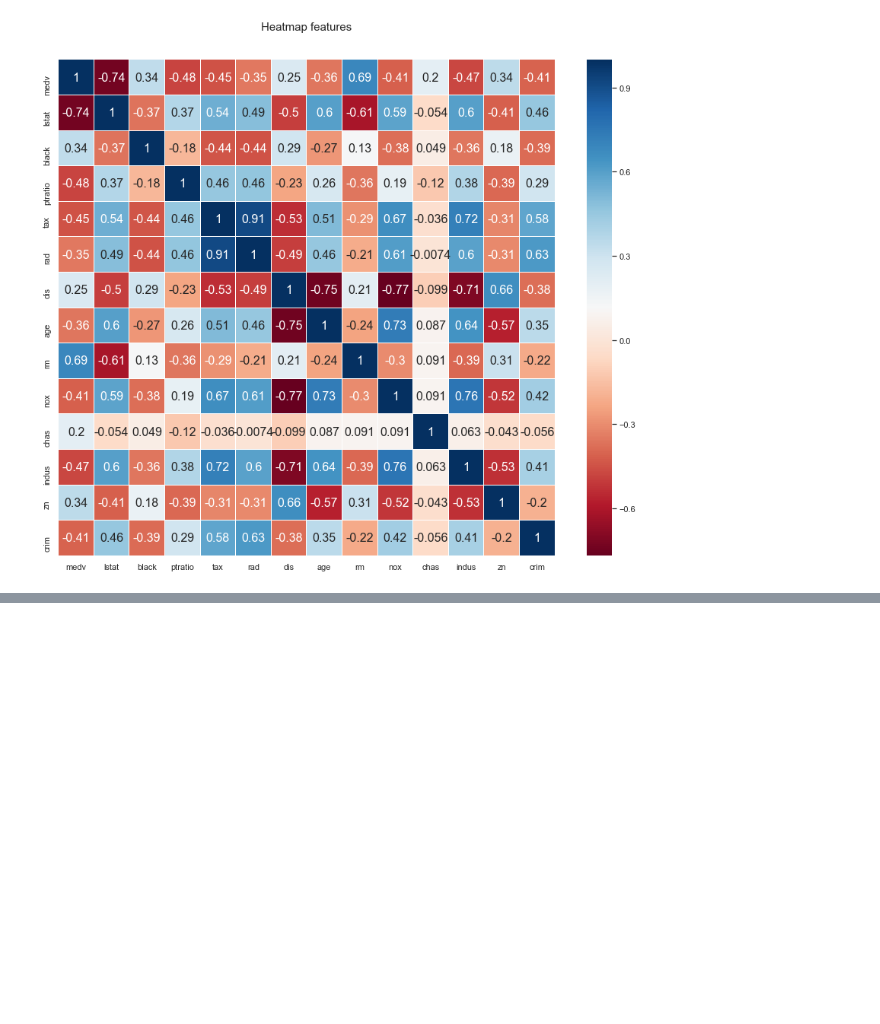
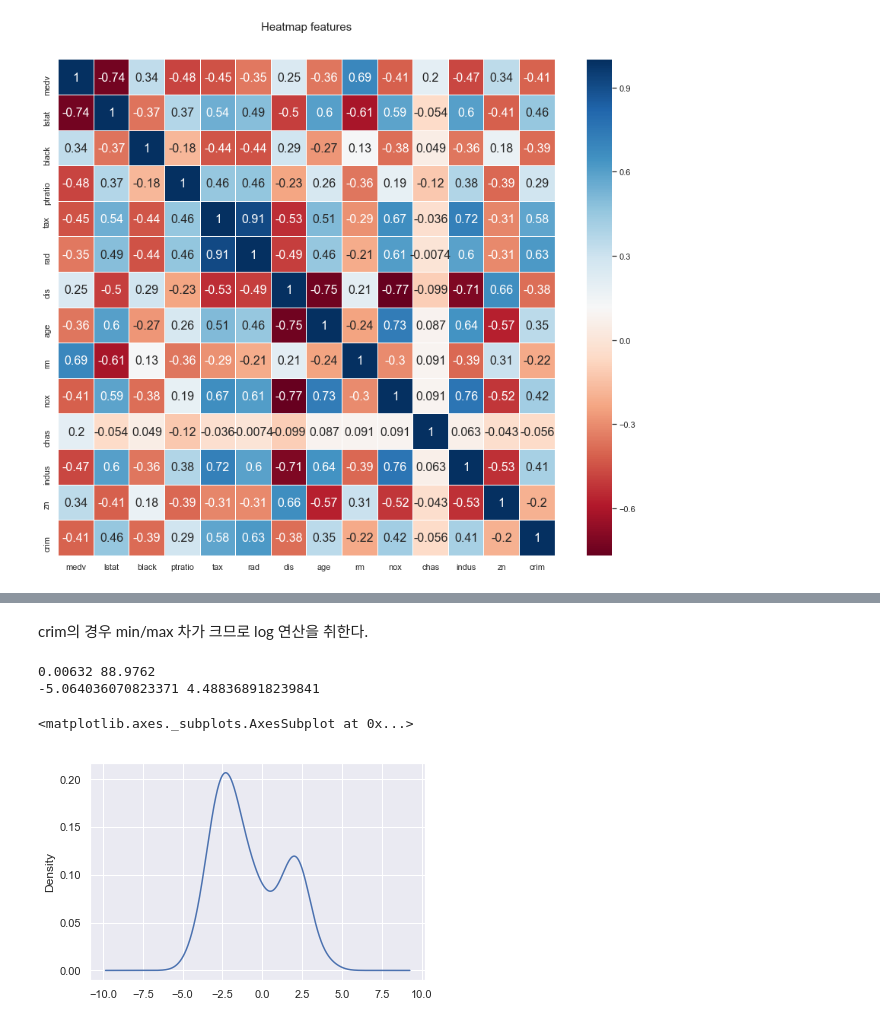
Before and after one commit to vincenthanna/bundang_pangyo_mldl_study_kaggle, a Jupyter notebook: boston_housing/src/kaggle_practice_boston_housing_001.ipynb, the cells around one changed output, grey strips where cells are left out. Cells and saved outputs as stored; diff of their text form; code cells hidden in the pictures; blank space fills up the shorter version.

```diff
--- a/boston_housing/src/kaggle_practice_boston_housing_001.ipynb
+++ b/boston_housing/src/kaggle_practice_boston_housing_001.ipynb
@@ -33,6 +40,7 @@ train = pd.read_csv("../input/train.csv")
 test = pd.read_csv("../input/test.csv")
 
 class Cols:
+    ID = 'ID'
     crim = "crim"
     zn = "zn"
     indus='indus'
@@ -81,0 +94,14 @@ sns.heatmap(heatmap_data.astype(float).corr(), linewidths=0.1, vmax=1.0,
+# %%
+if Cols.chas in merged:
+    merged = merged.drop([Cols.chas], axis=1)
+if Cols.black in merged:
+    merged = merged.drop([Cols.black], axis=1)
+if Cols.zn in merged:
+    merged = merged.drop([Cols.zn], axis=1)
+if Cols.dis in merged:
+    merged = merged.drop([Cols.dis], axis=1)
+if Cols.rad in merged:
+    merged = merged.drop([Cols.rad], axis=1)
+if Cols.age in merged:
+    merged = merged.drop([Cols.age], axis=1)
+merged.head()
@@ -81,0 +152,12 @@ sns.heatmap(heatmap_data.astype(float).corr(), linewidths=0.1, vmax=1.0,
+# %% [markdown]
+crim의 경우 min/max 차가 크므로 log 연산을 취한다.
+# %%
+print(merged[Cols.crim].min(), merged[Cols.crim].max())
+merged[Cols.crim] = merged[Cols.crim].map(lambda i : np.log(i))
+print(merged[Cols.crim].min(), merged[Cols.crim].max())
+merged[Cols.crim].plot.kde()
+# %% [output]
+0.00632 88.9762
+-5.064036070823371 4.488368918239841
+<matplotlib.axes._subplots.AxesSubplot at 0x...>
+[figure, added]
```
Also changed, not shown: parts of 16 cells of this notebook.
